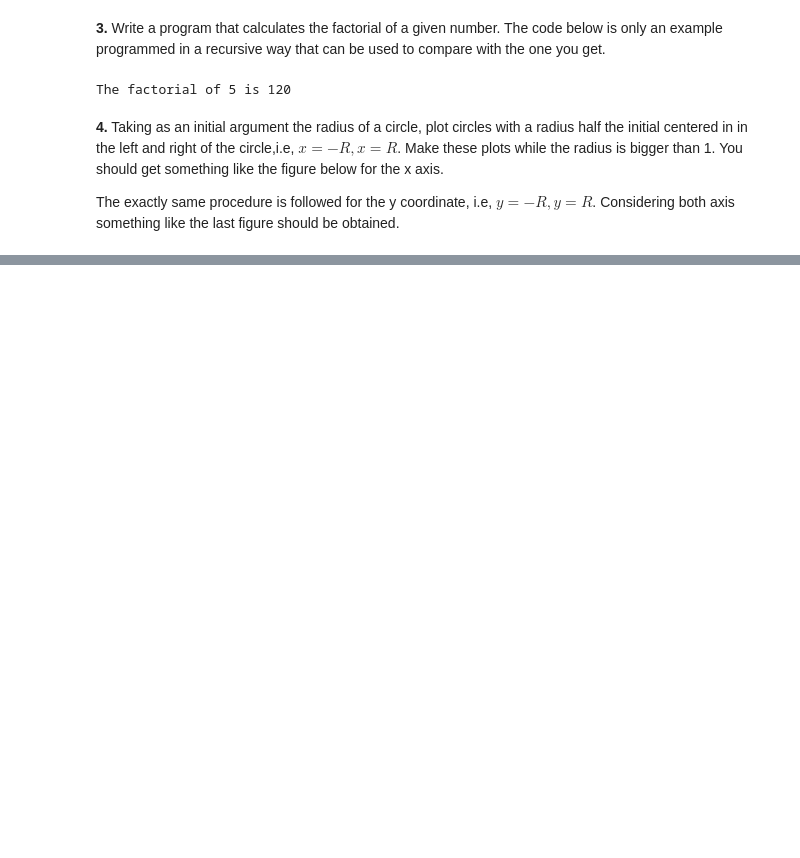
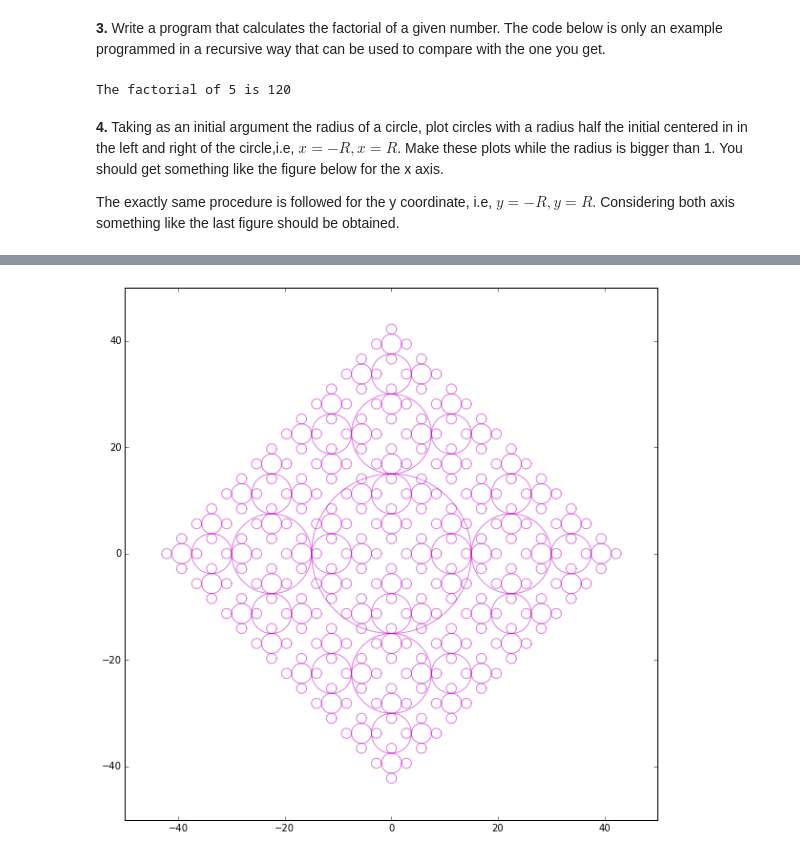
Before and after one commit to juliocr4/Computational-Methods-, a Jupyter notebook: basic-scripting.ipynb, the cells around one changed output, grey strips where cells are left out. Cells and saved outputs as stored; diff of their text form; code cells hidden in the pictures; blank space fills up the shorter version.

```diff
--- a/basic-scripting.ipynb
+++ b/basic-scripting.ipynb
@@ -91,0 +116,5 @@ drawCircle(0,0,18)
+# %%
+plt.figure( figsize = (10,10) )
+drawCircles(0,0,15)
+# %% [output]
+[figure, added]
```
Also changed, not shown: parts of 7 cells of this notebook.
